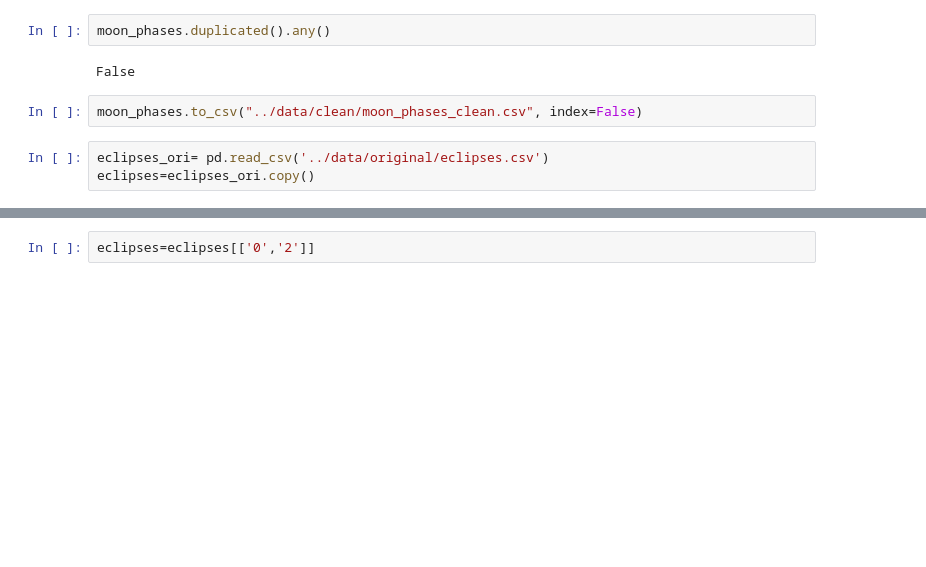
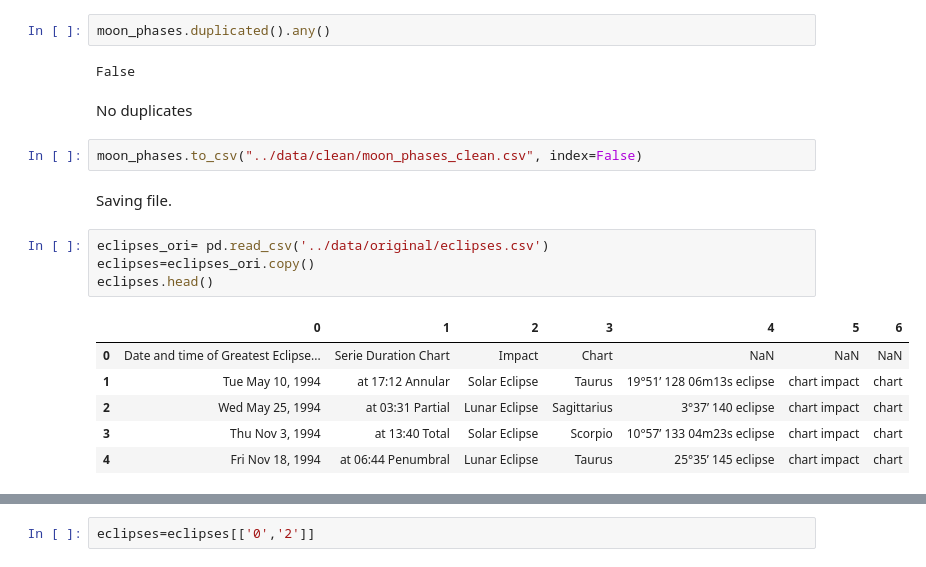
Before and after one commit to Ankourii/ETL, a Jupyter notebook: notebooks/Cleaning.ipynb, the cells around one changed output, grey strips where cells are left out. Cells and saved outputs as stored; diff of their text form; blank space fills up the shorter version.

```diff
--- a/notebooks/Cleaning.ipynb
+++ b/notebooks/Cleaning.ipynb
@@ -125,8 +89,20 @@ array(['waning gibbous', 'last quarter', 'waning crescent', 'new moon',
 moon_phases.duplicated().any()
 # %% [output]
 False
+# %% [markdown]
+No duplicates
 # %%
 moon_phases.to_csv("../data/clean/moon_phases_clean.csv", index=False)
+# %% [markdown]
+Saving file.
 # %%
 eclipses_ori= pd.read_csv('../data/original/eclipses.csv')
 eclipses=eclipses_ori.copy()
+eclipses.head()
+# %% [output]
+|  | 0 | 1 | 2 | 3 | 4 | 5 | 6 |
+| 0 | Date and time of Greatest Eclipse... | Serie Duration Chart | Impact | Chart | NaN | NaN | NaN |
+| 1 | Tue May 10, 1994 | at 17:12 Annular | Solar Eclipse | Taurus | 19°51’ 128 06m13s eclipse | chart impact | chart |
+| 2 | Wed May 25, 1994 | at 03:31 Partial | Lunar Eclipse | Sagittarius | 3°37’ 140 eclipse | chart impact | chart |
+| 3 | Thu Nov 3, 1994 | at 13:40 Total | Solar Eclipse | Scorpio | 10°57’ 133 04m23s eclipse | chart impact | chart |
+| 4 | Fri Nov 18, 1994 | at 06:44 Penumbral | Lunar Eclipse | Taurus | 25°35’ 145 eclipse | chart impact | chart |
```
Also changed, not shown: parts of 36 cells of this notebook, 2 other files.
